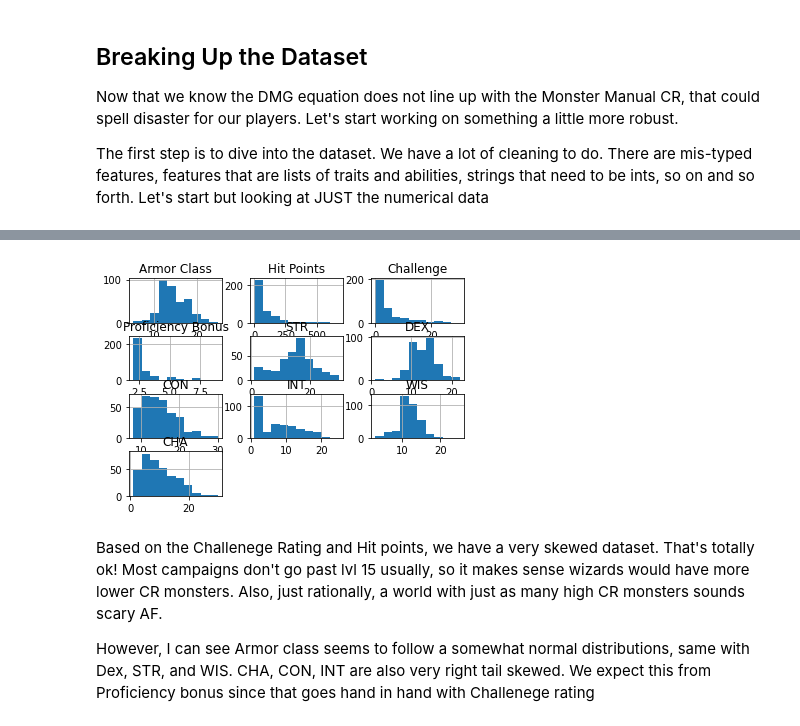
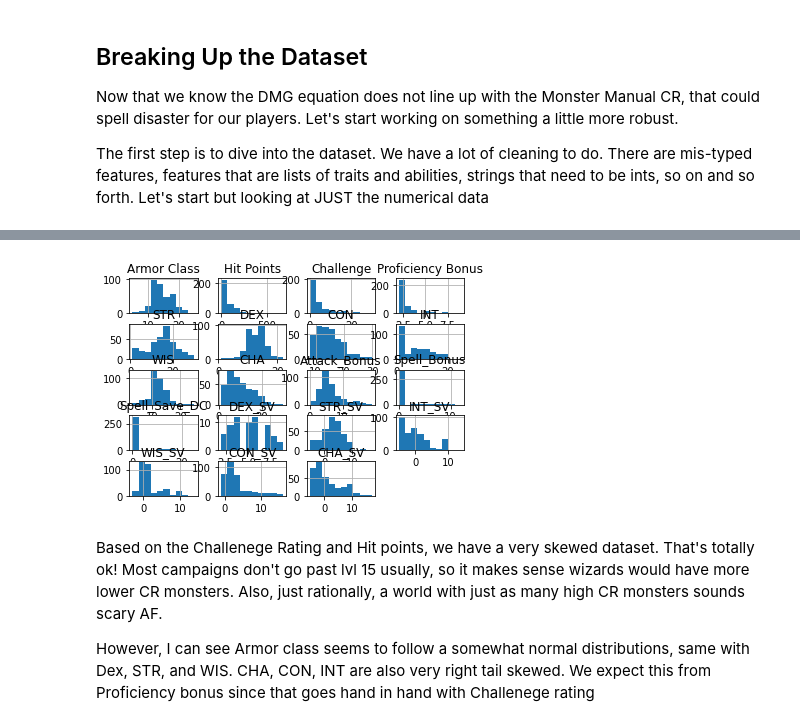
Before and after one commit to chabazite/DnD_Monsters, a Jupyter notebook: notebooks/4.0_ASI_EDA.ipynb, the cells around one changed output, grey strips where cells are left out. Saved outputs shown, nothing was run; the diff lists cells and outputs as text; code cells hidden in the pictures.

```diff
--- a/notebooks/4.0_ASI_EDA.ipynb
+++ b/notebooks/4.0_ASI_EDA.ipynb
@@ -1,7 +1,17 @@
 # %%
-import math
+from math import pi
 import numpy as np
 import pandas as pd
 import matplotlib.pyplot as plt
 import seaborn as sns
 from bioinfokit.analys import stat
+import statsmodels.api as sm
+from statsmodels.formula.api import ols
+from scipy import stats
+
+%matplotlib inline
+
+monster_df = pd.read_csv('../data/processed/1_Monster_Dataset.csv')
+
+monster_df.drop("Unnamed: 0",axis=1, inplace=True)
+monster_df.head()
@@ -37,7 +58,7 @@ monster_df.describe()
 # %%
-monster_df.hist();
+monster_df.iloc[:,0:29].hist();
 # %% [output]
-[figure, old version]
+[figure, new version]
 # %% [markdown]
 Based on the Challenege Rating and Hit points, we have a very skewed dataset. That's totally ok! Most campaigns don't go past lvl 15 usually, so it makes sense wizards would have more lower CR monsters. Also, just rationally, a world with just as many high CR monsters sounds scary AF.
 
```
Also changed, not shown: parts of 16 cells of this notebook, 1 other file.
